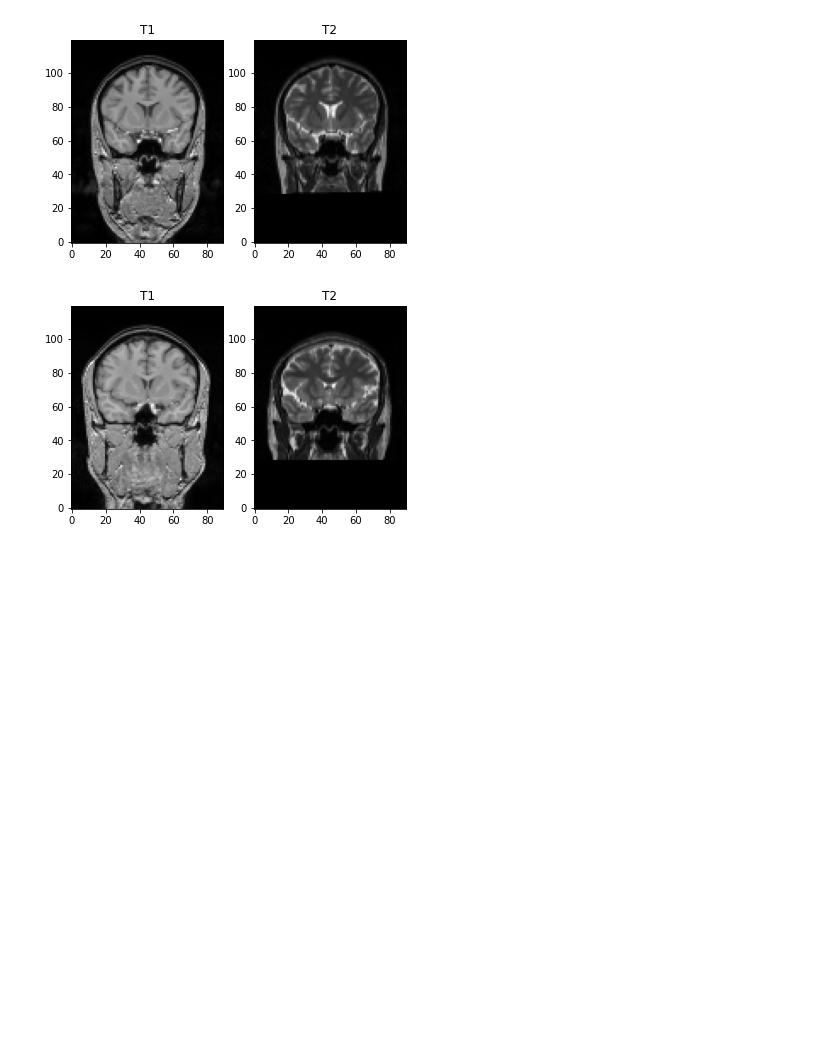
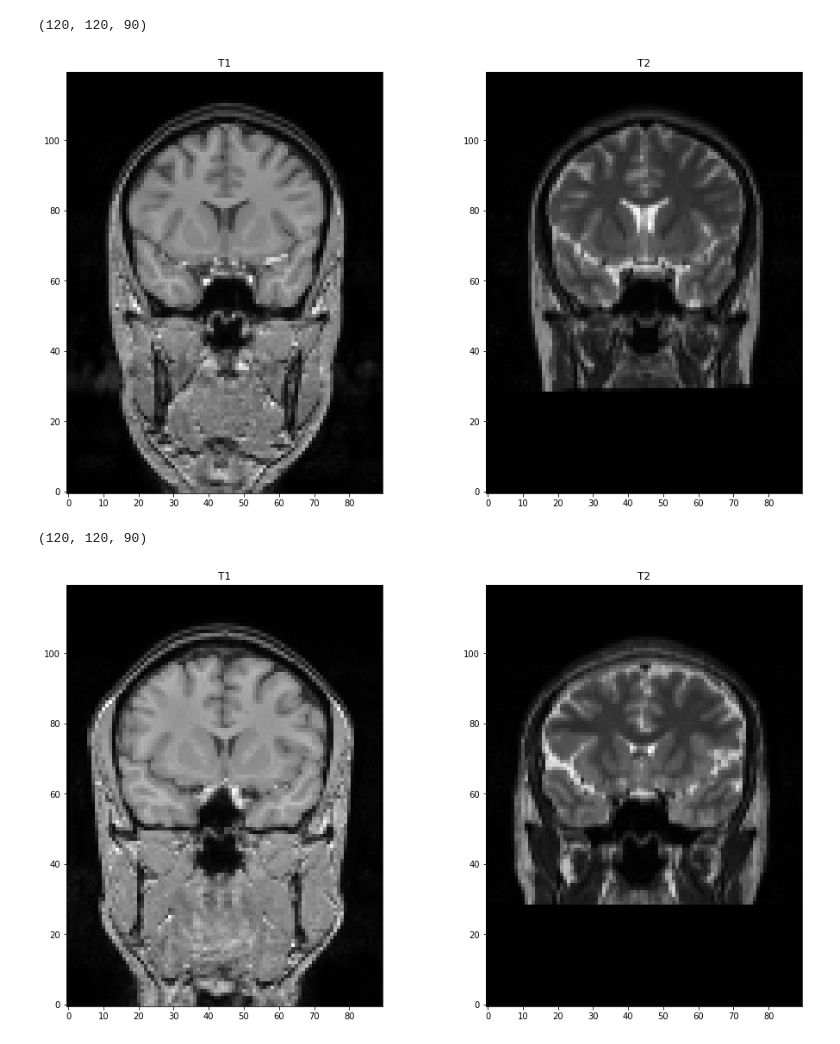
Before and after one commit to landge/pytorch_mri, a Jupyter notebook: live_project.ipynb, the cells around one changed output. Cells and saved outputs as stored; diff of their text form; code cells hidden in the pictures; blank space fills up the shorter version.

```diff
--- a/live_project.ipynb
+++ b/live_project.ipynb
@@ -25,5 +38,5 @@ t2_paths = [f for f in t2.glob('*')]
 # %%
 t1_subjects = [x.name[:6] for x in t1_paths]
 t2_subjects = [x.name[:6] for x in t2_paths]
-t1_subjects.sort() == t2_paths.sort()
+assert t1_subjects.sort() == t2_paths.sort()
 subs = t1_subjects
@@ -33,18 +43,21 @@ t2_dict = dict(zip(t2_subjects, t2_paths))
 # %%
-t1_and_t2_dict = {sub[0]: [sub[1], sub[2]] for sub in zip(t1_subjects, t1_paths, t2_paths)}
+t1_and_t2_dict = {sub[0]: {'t1':sub[1], 't2':sub[2]} for sub in zip(subs, t1_paths, t2_paths)}
 # %%
 for sub in subs[:2]:
 
-  fig, ax = plt.subplots(nrows=1, ncols=2)
+  fig, ax = plt.subplots(nrows=1, ncols=2, figsize=(16,9))
 
-  t1 = nib.load(t1_and_t2_dict[sub][0]).get_fdata()
-  t2 = nib.load(t1_and_t2_dict[sub][1]).get_fdata()
-  ax[0].imshow(t1[50], cmap='gray', origin='lower')
+  t1 = nib.load(t1_and_t2_dict[sub]['t1']).get_fdata()
+  t2 = nib.load(t1_and_t2_dict[sub]['t2']).get_fdata()
+  ax[0].imshow(t1[50,:,:], cmap='gray', origin='lower')
+  print(t1.shape)
   ax[0].set_title('T1')
-  ax[1].imshow(t2[50], cmap='gray', origin='lower')
+  ax[1].imshow(t2[50,:,:], cmap='gray', origin='lower')
   ax[1].set_title('T2')
 
   plt.show()
 # %% [output]
+(120, 120, 90)
-[figure, old version]
+[figure, new version]
+(120, 120, 90)
-[figure, old version]
+[figure, new version]
```
Also changed, not shown: parts of 7 cells of this notebook.
